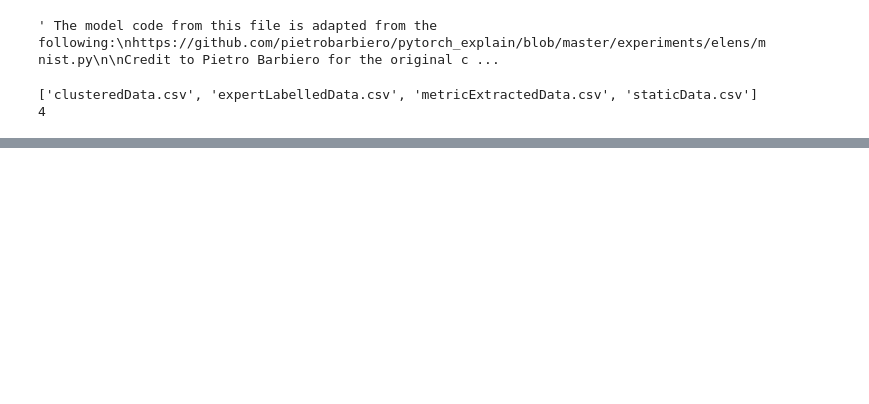
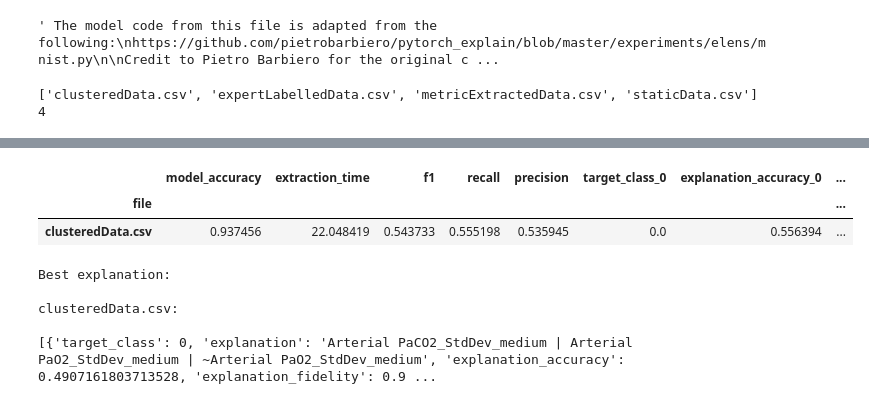
Before and after one commit to BenMarkFrost/LEN_Individual_Project, a Jupyter notebook: Static/testing.ipynb, the cells around one changed output, grey strips where cells are left out. Saved outputs shown, nothing was run; the diff lists cells and outputs as text; code cells hidden in the pictures; blank space fills up the shorter version.

```diff
--- a/Static/testing.ipynb
+++ b/Static/testing.ipynb
@@ -408,0 +400,80 @@ clusteredData.csv
+# %%
+kFoldMeans = []
+
+bestExplanationsDict = {f:[0,0] for f in results_dict.keys()}
+
+# print(bestExplanationsDict)
+
+for x in results_dict:
+
+    cols = ['file']
+
+    cols.extend(['model_accuracy', 'extraction_time', 'f1', 'recall', 'precision'])
+
+    for idx, d in enumerate(results_dict[x][0][5]):
+        cols.extend([str(x) + "_" + str(idx) for x in d])
+
+    # print(cols)
+
+    rows = []
+
+    for split in results_dict[x]:
+
+
+        if split[5][1]['explanation_accuracy'] > bestExplanationsDict[x][0]:
+            bestExplanationsDict[x] = [split[2], split[5]]
+
+        row = [x]
+
+        row.extend(split[:5])
+
+
+        for d in split[5]:
+
+            row.extend(d.values())
+
+        rows.append(row)
+
+
+    df = pd.DataFrame(columns=cols, data=rows)
+
+    df = df.set_index('file')
+
+    combinedCols = list(df.describe().columns)
+
+    # print(combinedCols)
+
+    row = [file]
+    row.extend(df.describe().loc['mean'].values)
+
+
+    kFoldMeans.append(row)
+
+
+
+kFoldMeansCols = list(df.describe().columns)
+
+combinedCols.insert(0, "file")
+
+
+# print(kFoldMeansCols)
+
+totalMeans = pd.DataFrame(columns=combinedCols, data=kFoldMeans)
+
+totalMeans = totalMeans.set_index('file')
+
+display(totalMeans)
+
+print("Best explanations on minority class:\n")
+for i in bestExplanationsDict:
+    print(f"{i}:\n")
+    print(bestExplanationsDict[i][1])
+# %% [output]
+|  | model_accuracy | extraction_time | f1 | recall | precision | target_class_0 | explanation_accuracy_0 | ... |
+| file |  |  |  |  |  |  |  | ... |
+| clusteredData.csv | 0.937456 | 22.048419 | 0.543733 | 0.555198 | 0.535945 | 0.0 | 0.556394 | ... |
+Best explanation:
+
+clusteredData.csv:
+
+[{'target_class': 0, 'explanation': 'Arterial PaCO2_StdDev_medium | Arterial PaO2_StdDev_medium | ~Arterial PaO2_StdDev_medium', 'explanation_accuracy': 0.4907161803713528, 'explanation_fidelity': 0.9 ...
```
Also changed, not shown: parts of 14 cells of this notebook, 1 other file.
